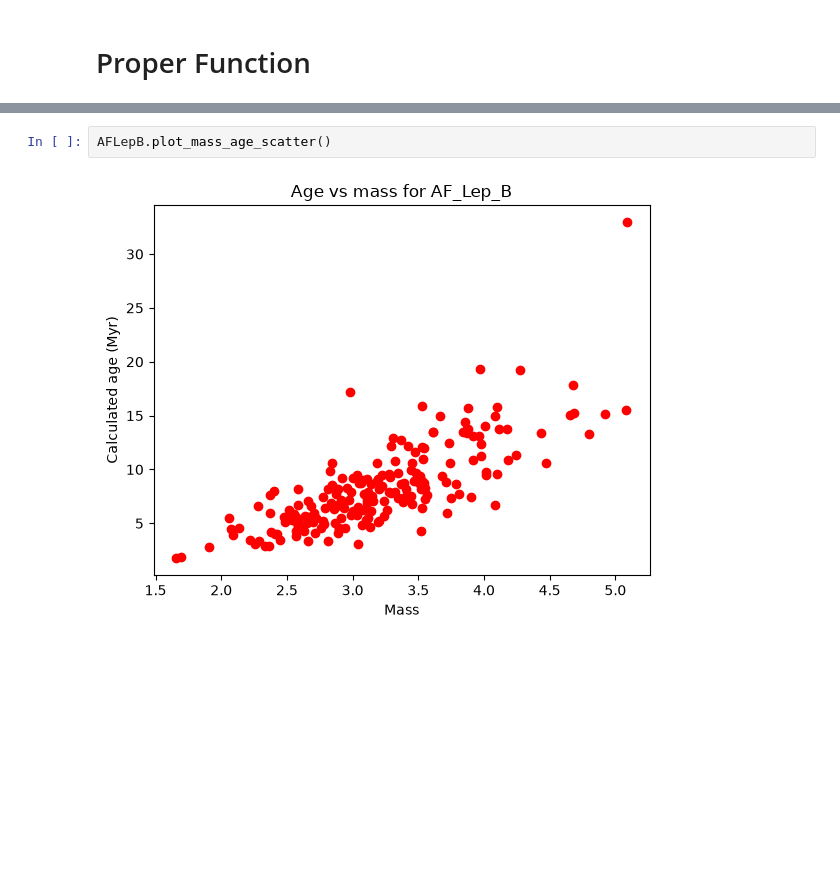
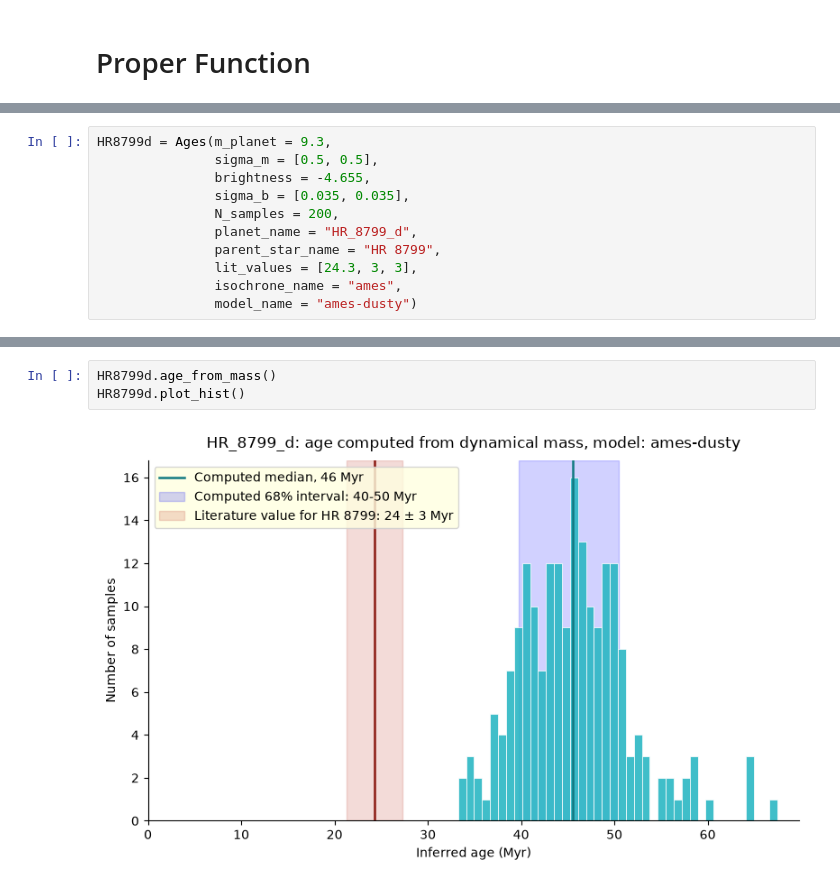
Before and after one commit to h0sh1z0ra/masses_to_ages, a Jupyter notebook: age_to_mass.ipynb, the cells around one changed output, grey strips where cells are left out. Cells and saved outputs as stored; diff of their text form; blank space fills up the shorter version.

```diff
--- a/age_to_mass.ipynb
+++ b/age_to_mass.ipynb
@@ -714,0 +622,11 @@ Database tag: sonora-diamondback-hybrid-grav+0.5
+# %%
+HR8799d = Ages(m_planet = 9.3,
+               sigma_m = [0.5, 0.5],
+               brightness = -4.655,
+               sigma_b = [0.035, 0.035],
+               N_samples = 200,
+               planet_name = "HR_8799_d",
+               parent_star_name = "HR 8799",
+               lit_values = [24.3, 3, 3],
+               isochrone_name = "ames",
+               model_name = "ames-dusty")
@@ -720,4 +649,5 @@ AFLepB.plot_hist()
-# %%
-AFLepB.plot_mass_age_scatter()
-# %% [output]
-[figure, removed]
+# %%
+HR8799d.age_from_mass()
+HR8799d.plot_hist()
+# %% [output]
+[figure, added]
```
Also changed, not shown: parts of 20 cells of this notebook, 18 other files.
